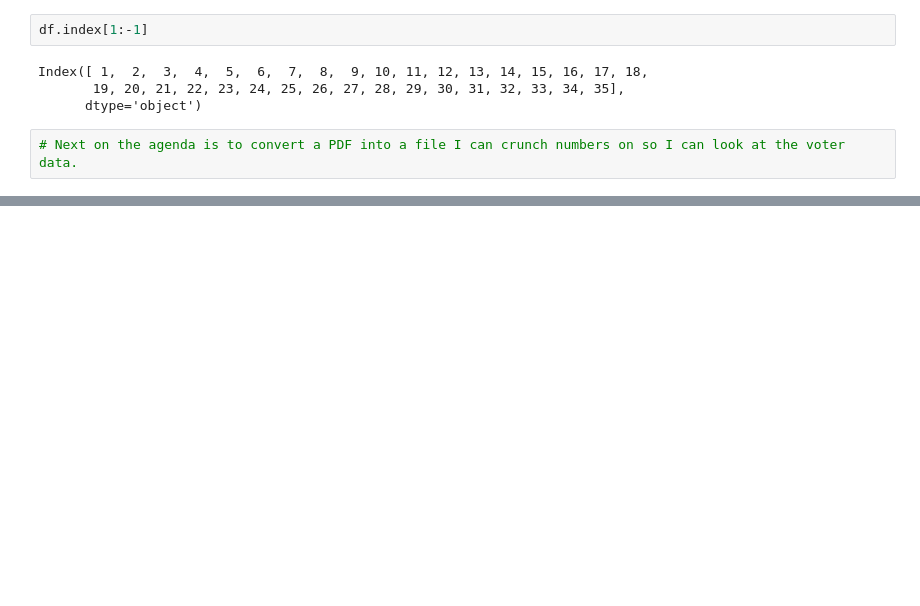
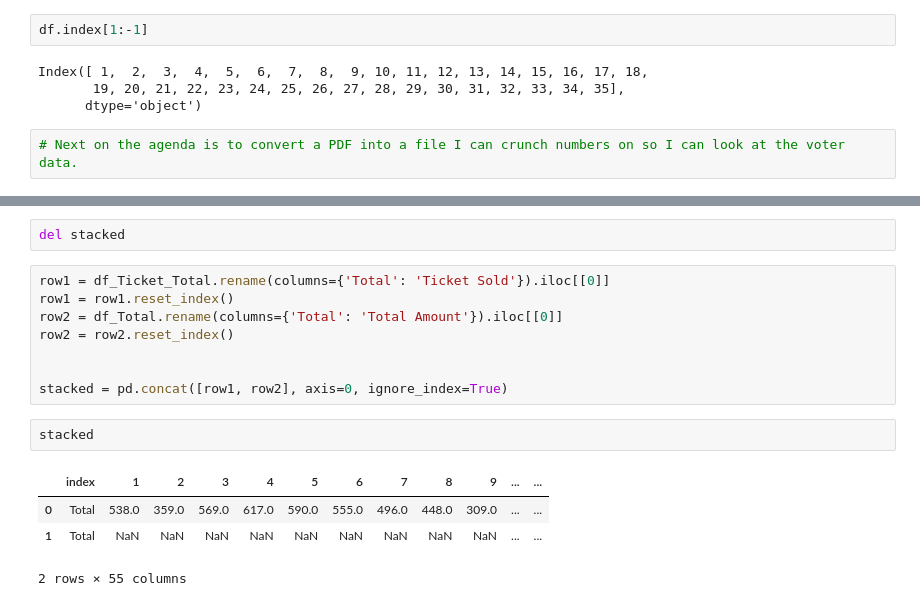
Before and after one commit to Begginning5/Interest, a Jupyter notebook: corrupted_lottery.ipynb, the cells around one changed output, grey strips where cells are left out. Drawn from its saved outputs; the diff is of its cells as text; blank space fills up the shorter version.

```diff
--- a/corrupted_lottery.ipynb
+++ b/corrupted_lottery.ipynb
@@ -186,0 +216,17 @@ Index([ 1,  2,  3,  4,  5,  6,  7,  8,  9, 10, 11, 12, 13, 14, 15, 16, 17, 18,
+# %%
+del stacked
+# %%
+row1 = df_Ticket_Total.rename(columns={'Total': 'Ticket Sold'}).iloc[[0]]
+row1 = row1.reset_index()
+row2 = df_Total.rename(columns={'Total': 'Total Amount'}).iloc[[0]]
+row2 = row2.reset_index()
+
+
+stacked = pd.concat([row1, row2], axis=0, ignore_index=True)
+# %%
+stacked
+# %% [output]
+|  | index | 1 | 2 | 3 | 4 | 5 | 6 | 7 | 8 | 9 | ... | ... |
+| 0 | Total | 538.0 | 359.0 | 569.0 | 617.0 | 590.0 | 555.0 | 496.0 | 448.0 | 309.0 | ... | ... |
+| 1 | Total | NaN | NaN | NaN | NaN | NaN | NaN | NaN | NaN | NaN | ... | ... |
+2 rows × 55 columns
```
Also changed, not shown: parts of 10 cells of this notebook.
